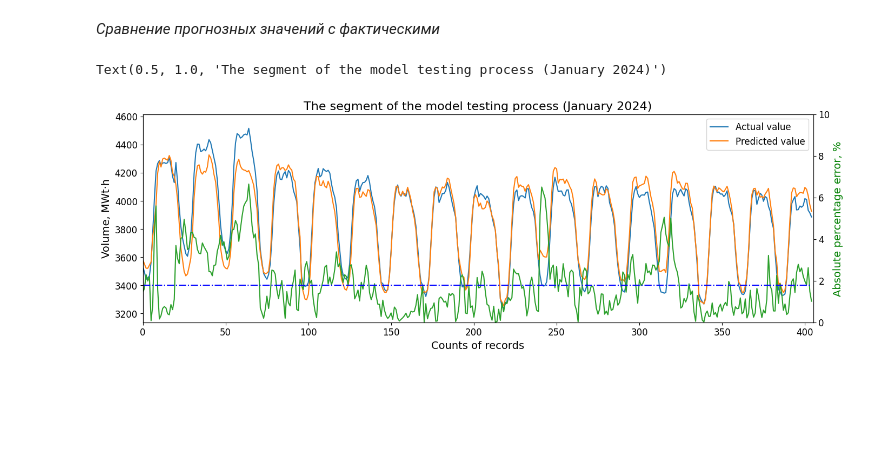
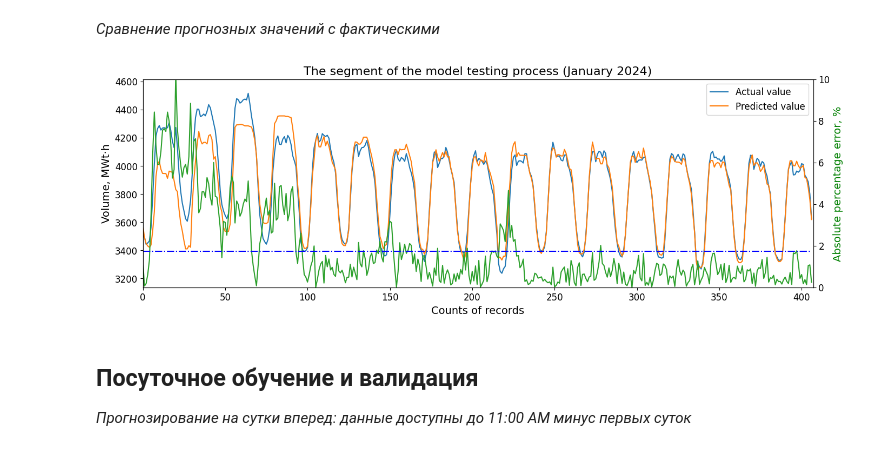
Before and after one commit to caapel/ForecastPowerEnergy, a Jupyter notebook: volume_energy_analisys(2023) XGBoost.ipynb, the cells around one changed output. Drawn from its saved outputs; the diff is of its cells as text; code cells hidden in the pictures; blank space fills up the shorter version.

```diff
--- a/volume_energy_analisys(2023) XGBoost.ipynb
+++ b/volume_energy_analisys(2023) XGBoost.ipynb
@@ -662 +425,14 @@ Text(0.5, 1.0, 'The segment of the model testing process (January 2024)')
+# %%
+# исследуемый список датасетов с учетом ценности признаков
+dataset = list([df_general.drop(columns='Volume').columns,
+                df_general.drop(columns=['lag-4', 'Volume']).columns,
+                df_general.drop(columns=['Year', 'lag-4', 'Volume']).columns])
+
+predictions = list(['Predicted',  # скорректировать список под новые данные при изменении ценности признаков
+                    'Predicted_1c',
+                    'Predicted_2c'])
+
+messages = list(['Full set:            ',
+                 'Without lag-4:       ',
+                 'Without lag-4 & Year:'])
 # %% [markdown]
@@ -795,9 +579,9 @@ df_general_result.style.highlight_min(color='yellowgreen', subset='MAPE')
 # %%
 # ручная донастройка гиперпараметров
-'''best_HP = {'period': 5,   # оптимальный временной период
+best_HP = {'period': 5,   # оптимальный временной период
             'index': 0,  # индекс оптимального датасета
-            'max_depth': 7,   # отпимальная глубина дерева
-            'n_estimators': 100}  # оптимальное колличество деревьев'''
+            'max_depth': 3,   # отпимальная глубина дерева
+            'n_estimators': 100}  # оптимальное колличество деревьев
 # %% [markdown]
 *Предельные показатели метрики MAPE при различной глубине исследуемого интервала*
 # %%
@@ -903,38 +690,44 @@ MAPE: 1.79%
 # %% [markdown]
 *Сравнение прогнозных значений с фактическими*
 # %%
-# добавление новых столбцов
-df_validate_graph = df_validate_boost.copy()
+def diff_predict_vs_fact(df_validate_boost):
 
-df_validate_graph.insert(df_validate_graph.shape[1], 'MAPE',
-                         MAPE(df_validate_graph[predictions[best_HP['index']]], df_validate_graph['Volume'])*100)
+    df_validate_graph = df_validate_boost.copy()
 
-df_validate_graph['Error'] = abs((df_validate_graph['Volume'] - df_validate_graph[predictions[best_HP['index']]])*100
-                             /df_validate_graph['Volume'])
+    # добавление новых столбцов (для расчёта усреднённой погрешности)
+    df_validate_graph.insert(df_validate_graph.shape[1], 'MAPE',
+                             MAPE(df_validate_graph[predictions[best_HP['index']]], df_validate_graph['Volume'])*100)
 
-df_validate_graph.reset_index(drop=True, inplace=True)
+    df_validate_graph['Error'] = abs((df_validate_graph['Volume'] - df_validate_graph[predictions[best_HP['index']]])*100
+                                 /df_validate_graph['Volume'])
 
-fig, df_volume = plt.subplots(figsize=(16,5))
-df_error = df_volume.twinx()
+    df_validate_graph.reset_index(drop=True, inplace=True)
 
-df_volume.plot(df_validate_graph['Volume'], label='Actual value')
-df_volume.plot(df_validate_graph[predictions[best_HP['index']]], label='Predicted value')
-df_error.plot(df_validate_graph['Error'], label='Error, %', color='#2ca02c')
-df_error.plot(df_validate_graph['MAPE'], '-.b')
+    fig, df_volume = plt.subplots(figsize=(16,5))
+    df_error = df_volume.twinx()
 
-plt.rcParams['font.size'] = '12'
+    df_volume.plot(df_validate_graph['Volume'], label='Actual value')
+    df_volume.plot(df_validate_graph[predictions[best_HP['index']]], label='Predicted value')
+    df_error.plot(df_validate_graph['Error'], label='Error, %', color='#2ca02c')
+    df_error.plot(df_validate_graph['MAPE'], '-.b')
 
-df_volume.legend(loc='upper right')
-df_volume.set_xlim(0, df_validate_graph.shape[0])
-df_volume.set_ylim(df_validate_graph.Volume.min() - 100, df_validate_graph.Volume.max() + 100)
-df_volume.set_ylabel('Volume, MWt·h', fontsize = 14)
-df_volume.set_xlabel('Counts of records', fontsize = 14)
+    plt.rcParams['font.size'] = '12'
 
-df_error.set_ylim(0, 10)
-df_error.set_ylabel('Absolute percentage error, %', fontsize = 14, color='g')
+    df_volume.legend(loc='upper right')
+    df_volume.set_xlim(0, df_validate_graph.shape[0])
+    df_volume.set_ylim(df_validate_graph.Volume.min() - 100, df_validate_graph.Volume.max() + 100)
+    df_volume.set_ylabel('Volume, MWt·h', fontsize = 14)
+    df_volume.set_xlabel('Counts of records', fontsize = 14)
 
-plt.title(f'The segment of the model testing process ({month[df_validate_graph.Month[0]]} {datetime.now().year})',
-          fontsize = 16)
+    df_error.set_ylim(0, 10)
+    df_error.set_ylabel('Absolute percentage error, %', fontsize = 14, color='g')
+
+    plt.title(f'The segment of the model testing process ({month[df_validate_graph.Month[0]]} {datetime.now().year})',
+              fontsize = 16)
+
+diff_predict_vs_fact(df_validate_boost)
 # %% [output]
-Text(0.5, 1.0, 'The segment of the model testing process (January 2024)')
-[figure, old version]
+[figure, new version]
+# %% [markdown]
+## Посуточное обучение и валидация
+*Прогнозирование на сутки вперед: данные доступны до 11:00 AM минус первых суток*
```
Also changed, not shown: parts of 51 cells of this notebook, 1 other file.
